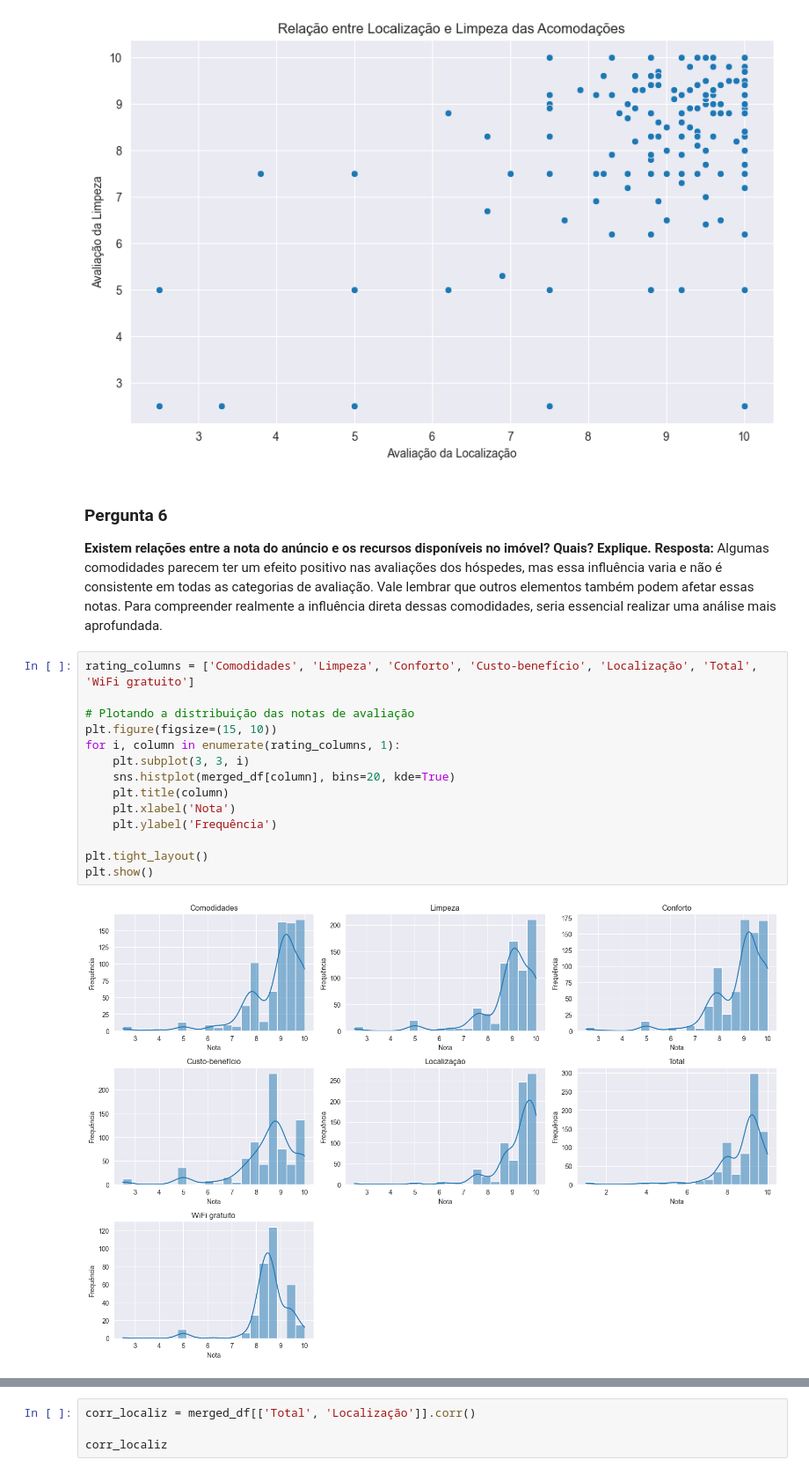
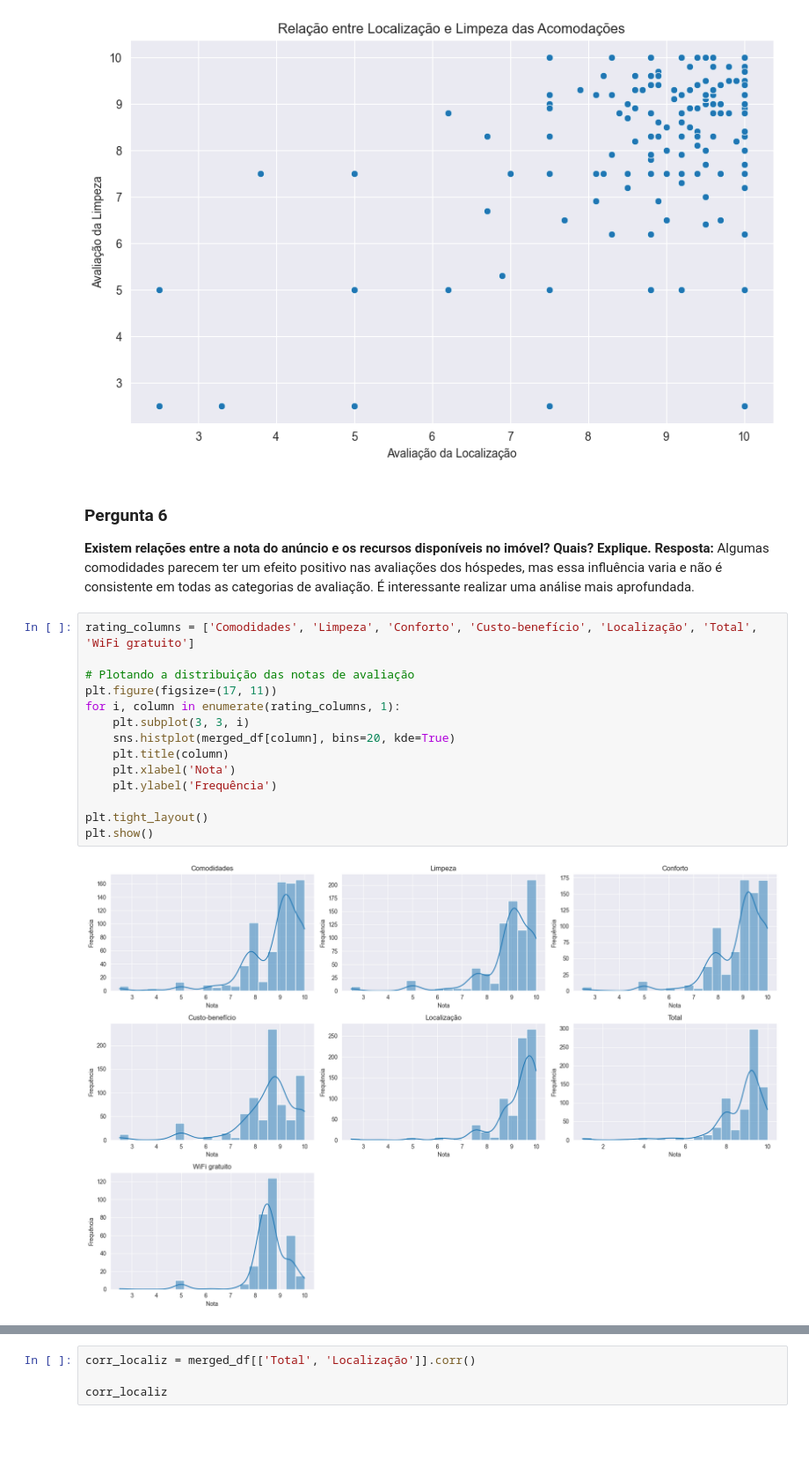
Before and after one commit to IsisAraujo/desafio_pratico_Seazone, a Jupyter notebook: eda_seazone.ipynb, the cells around one changed output, grey strips where cells are left out. Shown: that part at 88% size. Drawn from its saved outputs; the diff is of its cells as text; blank space fills up the shorter version.

```diff
--- a/eda_seazone.ipynb
+++ b/eda_seazone.ipynb
@@ -291,23 +290,23 @@ plt.show()
 # %% [markdown]
 ### Pergunta 6
 **Existem relações entre a nota do anúncio e os recursos disponíveis no imóvel? Quais? Explique.**
-**Resposta:** Algumas comodidades parecem ter um efeito positivo nas avaliações dos hóspedes, mas essa influência varia e não é consistente em todas as categorias de avaliação. Vale lembrar que outros elementos também podem afetar essas notas. Para compreender realmente a influência direta dessas comodidades, seria essencial realizar uma análise mais aprofundada.
+**Resposta:** Algumas comodidades parecem ter um efeito positivo nas avaliações dos hóspedes, mas essa influência varia e não é consistente em todas as categorias de avaliação. É interessante realizar uma análise mais aprofundada.
 # %%
 rating_columns = ['Comodidades', 'Limpeza', 'Conforto', 'Custo-benefício', 'Localização', 'Total', 'WiFi gratuito']
 
 # Plotando a distribuição das notas de avaliação
-plt.figure(figsize=(15, 10))
+plt.figure(figsize=(17, 11))
 for i, column in enumerate(rating_columns, 1):
     plt.subplot(3, 3, i)
     sns.histplot(merged_df[column], bins=20, kde=True)
     plt.title(column)
     plt.xlabel('Nota')
     plt.ylabel('Frequência')
 
 plt.tight_layout()
 plt.show()
 # %% [output]
-[figure, old version]
+[figure, new version]
 # %% [markdown]
 ### Pergunta 7
 **Existe alguma relação entre a nota recebida e a localização? Quais? Explique.**
```
Also changed, not shown: parts of 13 cells of this notebook, 3 other files.
